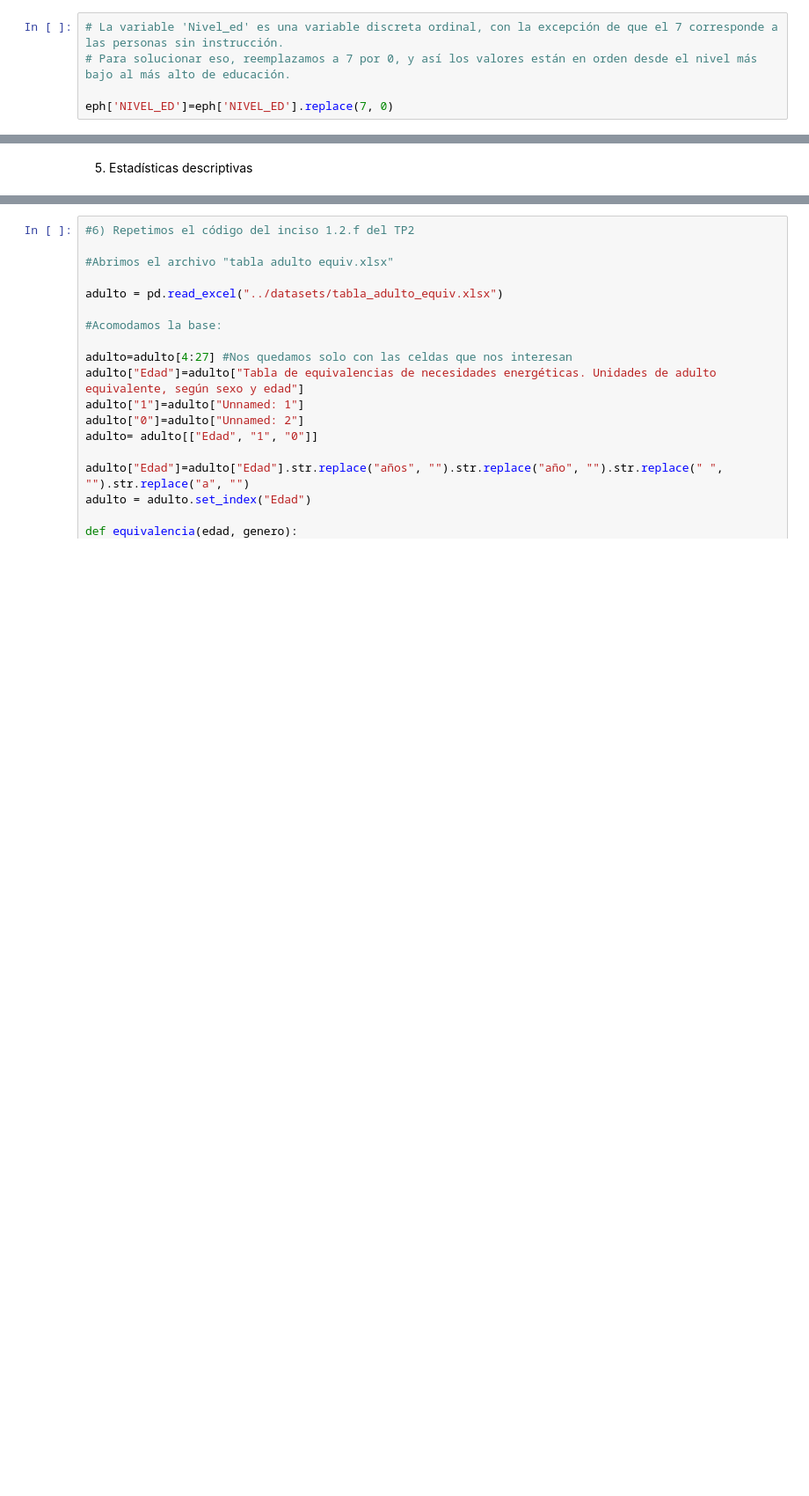
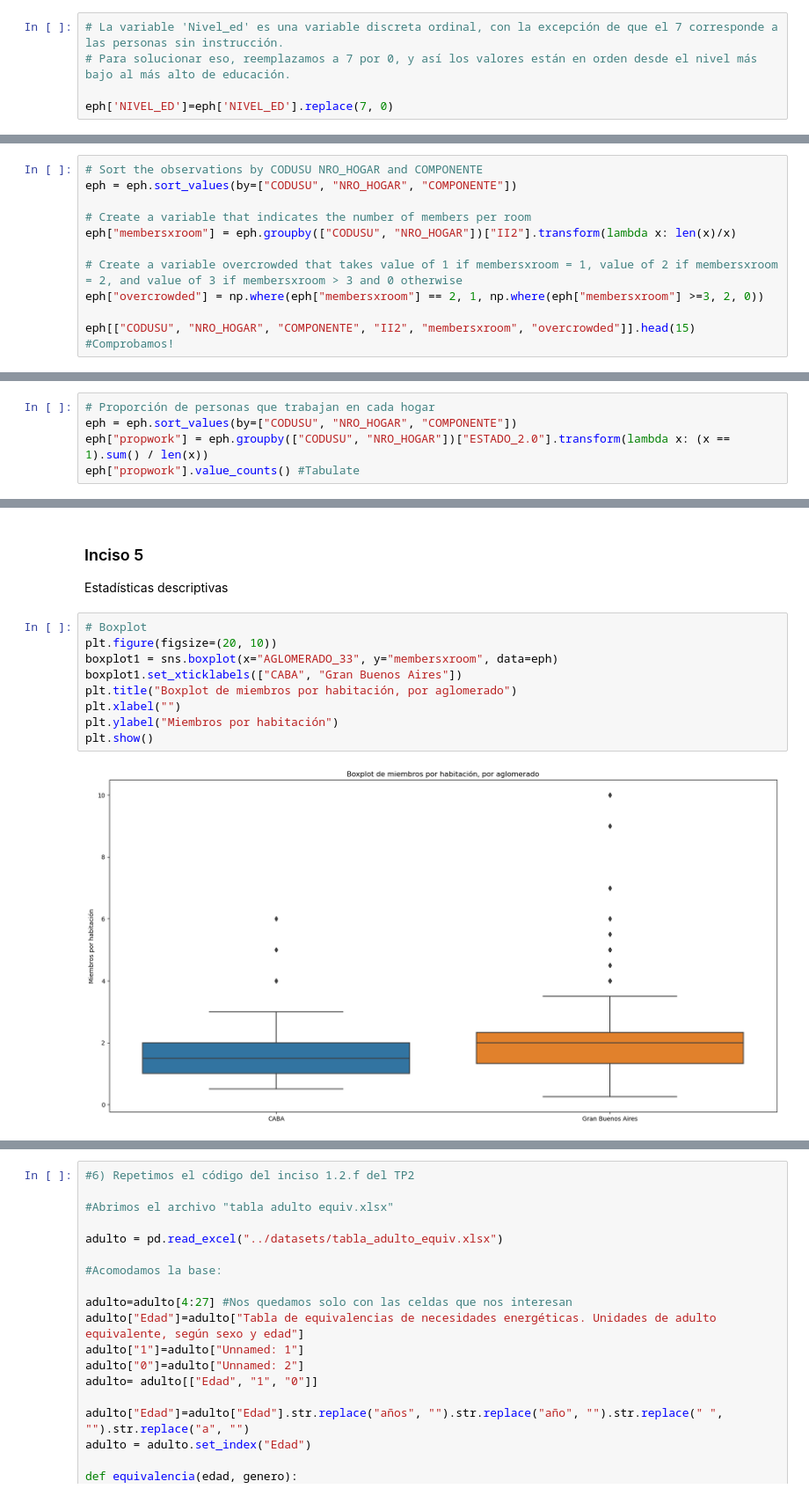
Before and after one commit to rmcondor/big-data-tp4, a Jupyter notebook: codes/TP4_Code_Parte1.ipynb, the cells around one changed output, grey strips where cells are left out. Shown at 88% size. Drawn from its saved outputs; the diff is of its cells as text; blank space fills up the shorter version.

```diff
--- a/codes/TP4_Code_Parte1.ipynb
+++ b/codes/TP4_Code_Parte1.ipynb
@@ -380,0 +326,11 @@ eph.columns.tolist()
+# %%
+# Sort the observations by CODUSU NRO_HOGAR and COMPONENTE
+eph = eph.sort_values(by=["CODUSU", "NRO_HOGAR", "COMPONENTE"])
+
+# Create a variable that indicates the number of members per room
+eph["membersxroom"] = eph.groupby(["CODUSU", "NRO_HOGAR"])["II2"].transform(lambda x: len(x)/x)
+
+# Create a variable overcrowded that takes value of 1 if membersxroom = 1, value of 2 if membersxroom = 2, and value of 3 if membersxroom > 3 and 0 otherwise
+eph["overcrowded"] = np.where(eph["membersxroom"] == 2, 1, np.where(eph["membersxroom"] >=3, 2, 0))
+
+eph[["CODUSU", "NRO_HOGAR", "COMPONENTE", "II2", "membersxroom", "overcrowded"]].head(15) #Comprobamos!
@@ -380,0 +354,5 @@ eph.columns.tolist()
+# %%
+# Proporción de personas que trabajan en cada hogar
+eph = eph.sort_values(by=["CODUSU", "NRO_HOGAR", "COMPONENTE"])
+eph["propwork"] = eph.groupby(["CODUSU", "NRO_HOGAR"])["ESTADO_2.0"].transform(lambda x: (x == 1).sum() / len(x))
+eph["propwork"].value_counts() #Tabulate
@@ -381,2 +378,14 @@ eph.columns.tolist()
 # %% [markdown]
-5. Estadísticas descriptivas
+### Inciso 5
+Estadísticas descriptivas
+# %%
+# Boxplot
+plt.figure(figsize=(20, 10))
+boxplot1 = sns.boxplot(x="AGLOMERADO_33", y="membersxroom", data=eph)
+boxplot1.set_xticklabels(["CABA", "Gran Buenos Aires"])
+plt.title("Boxplot de miembros por habitación, por aglomerado")
+plt.xlabel("")
+plt.ylabel("Miembros por habitación")
+plt.show()
+# %% [output]
+[figure, added]
```
Also changed, not shown: parts of 32 cells of this notebook.
